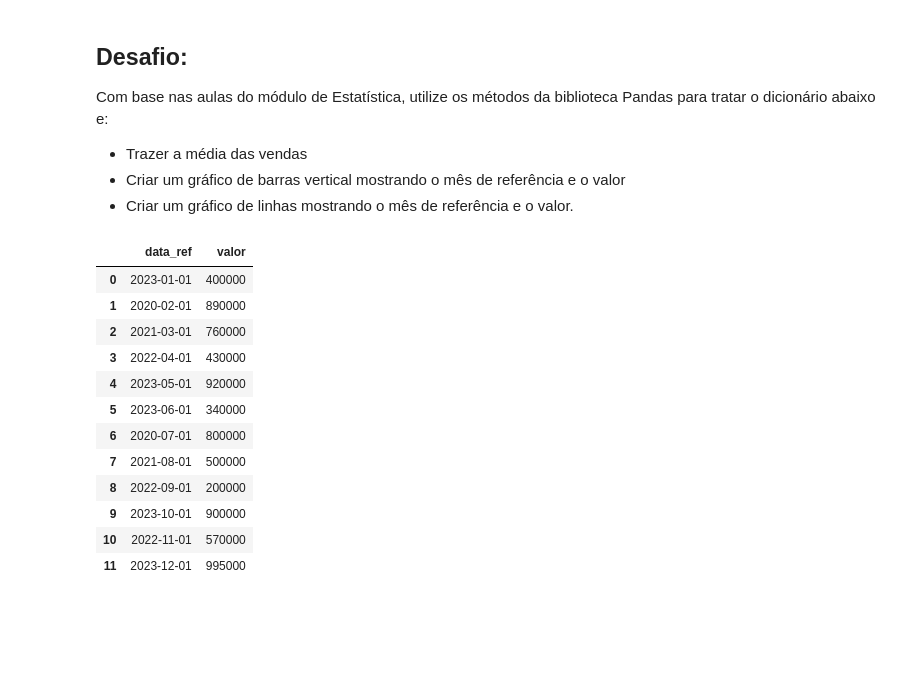
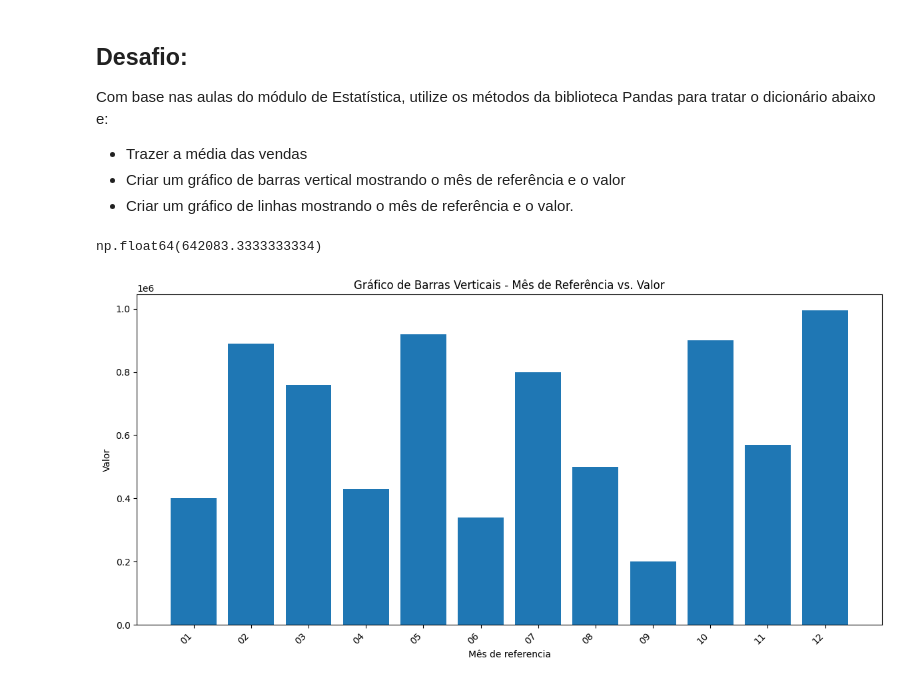
Before and after one commit to MarcosGray/ia-challenge-estatistica-marcos, a Jupyter notebook: challenge-level-2.ipynb, the cells around one changed output. Saved outputs shown, nothing was run; the diff lists cells and outputs as text; code cells hidden in the pictures; blank space fills up the shorter version.

Commit message:
Add bar and line graphic

```diff
--- a/challenge-level-2.ipynb
+++ b/challenge-level-2.ipynb
@@ -63,18 +44,2 @@ Com base nas aulas do módulo de Estatística, utilize os métodos da biblioteca
 # %%
 df_faturamento = pd.DataFrame.from_dict(dict_faturamento)
-
-df_faturamento
-# %% [output]
-|  | data_ref | valor |
-| 0 | 2023-01-01 | 400000 |
-| 1 | 2020-02-01 | 890000 |
-| 2 | 2021-03-01 | 760000 |
-| 3 | 2022-04-01 | 430000 |
-| 4 | 2023-05-01 | 920000 |
-| 5 | 2023-06-01 | 340000 |
-| 6 | 2020-07-01 | 800000 |
-| 7 | 2021-08-01 | 500000 |
-| 8 | 2022-09-01 | 200000 |
-| 9 | 2023-10-01 | 900000 |
-| 10 | 2022-11-01 | 570000 |
-| 11 | 2023-12-01 | 995000 |
@@ -80,0 +48,28 @@ df_faturamento
+# %%
+media_vendas
+# %% [output]
+np.float64(642083.3333333334)
+# %%
+# Converte a coluna 'data_ref' para o tipo datetime
+df_faturamento['data_ref'] = pd.to_datetime(df_faturamento['data_ref'])
+
+# Extrai o mês da coluna 'data_ref'
+df_faturamento['mes'] = df_faturamento['data_ref'].dt.strftime('%m')
+# %%
+# Cria gráficos de barras verticais
+plt.figure(figsize=(12, 6))
+plt.bar(df_faturamento['mes'], df_faturamento['valor'])
+
+# Adiciona rótulo e títulos
+plt.xlabel('Mês de referencia')
+plt.ylabel('Valor')
+plt.title('Gráfico de Barras Verticais - Mês de Referência vs. Valor')
+
+# Rotaciona os rótulos do eixo x
+plt.xticks(rotation=45, ha='right')
+
+# Exibe o gráfico
+plt.tight_layout()
+plt.show()
+# %% [output]
+[figure, added]
```
Also changed, not shown: parts of 6 cells of this notebook, 2 other files.
